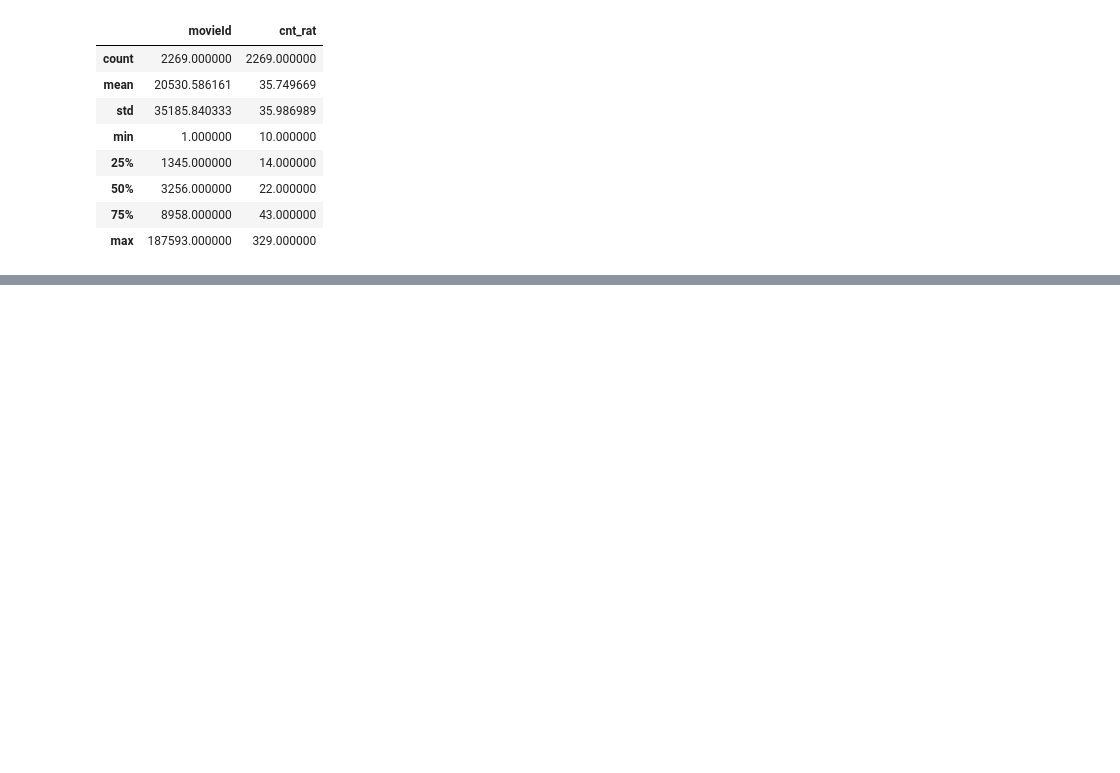
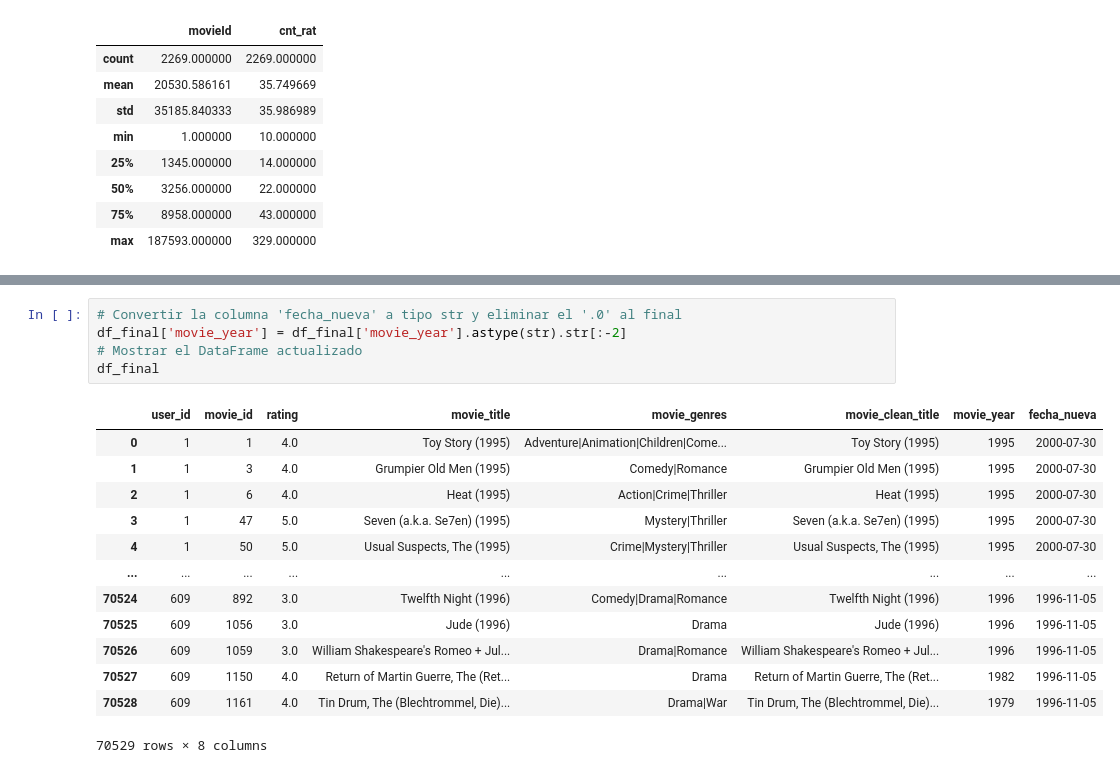
Before and after one commit to LauBetancourt31/Anal-tica-en-Marketing, a Jupyter notebook: 02_Exploración.ipynb, the cells around one changed output, grey strips where cells are left out. Saved outputs shown, nothing was run; the diff lists cells and outputs as text; blank space fills up the shorter version.

```diff
--- a/02_Exploración.ipynb
+++ b/02_Exploración.ipynb
@@ -331,0 +424,19 @@ DatabaseError: Execution failed on sql 'select * from full_ratings': no such tab
+# %%
+# Convertir la columna 'fecha_nueva' a tipo str y eliminar el '.0' al final
+df_final['movie_year'] = df_final['movie_year'].astype(str).str[:-2]
+# Mostrar el DataFrame actualizado
+df_final
+# %% [output]
+|  | user_id | movie_id | rating | movie_title | movie_genres | movie_clean_title | movie_year | fecha_nueva |
+| 0 | 1 | 1 | 4.0 | Toy Story (1995) | Adventure|Animation|Children|Come... | Toy Story (1995) | 1995 | 2000-07-30 |
+| 1 | 1 | 3 | 4.0 | Grumpier Old Men (1995) | Comedy|Romance | Grumpier Old Men (1995) | 1995 | 2000-07-30 |
+| 2 | 1 | 6 | 4.0 | Heat (1995) | Action|Crime|Thriller | Heat (1995) | 1995 | 2000-07-30 |
+| 3 | 1 | 47 | 5.0 | Seven (a.k.a. Se7en) (1995) | Mystery|Thriller | Seven (a.k.a. Se7en) (1995) | 1995 | 2000-07-30 |
+| 4 | 1 | 50 | 5.0 | Usual Suspects, The (1995) | Crime|Mystery|Thriller | Usual Suspects, The (1995) | 1995 | 2000-07-30 |
+| ... | ... | ... | ... | ... | ... | ... | ... | ... |
+| 70524 | 609 | 892 | 3.0 | Twelfth Night (1996) | Comedy|Drama|Romance | Twelfth Night (1996) | 1996 | 1996-11-05 |
+| 70525 | 609 | 1056 | 3.0 | Jude (1996) | Drama | Jude (1996) | 1996 | 1996-11-05 |
+| 70526 | 609 | 1059 | 3.0 | William Shakespeare's Romeo + Jul... | Drama|Romance | William Shakespeare's Romeo + Jul... | 1996 | 1996-11-05 |
+| 70527 | 609 | 1150 | 4.0 | Return of Martin Guerre, The (Ret... | Drama | Return of Martin Guerre, The (Ret... | 1982 | 1996-11-05 |
+| 70528 | 609 | 1161 | 4.0 | Tin Drum, The (Blechtrommel, Die)... | Drama|War | Tin Drum, The (Blechtrommel, Die)... | 1979 | 1996-11-05 |
+70529 rows × 8 columns
```
Also changed, not shown: parts of 26 cells of this notebook, 5 other files.
